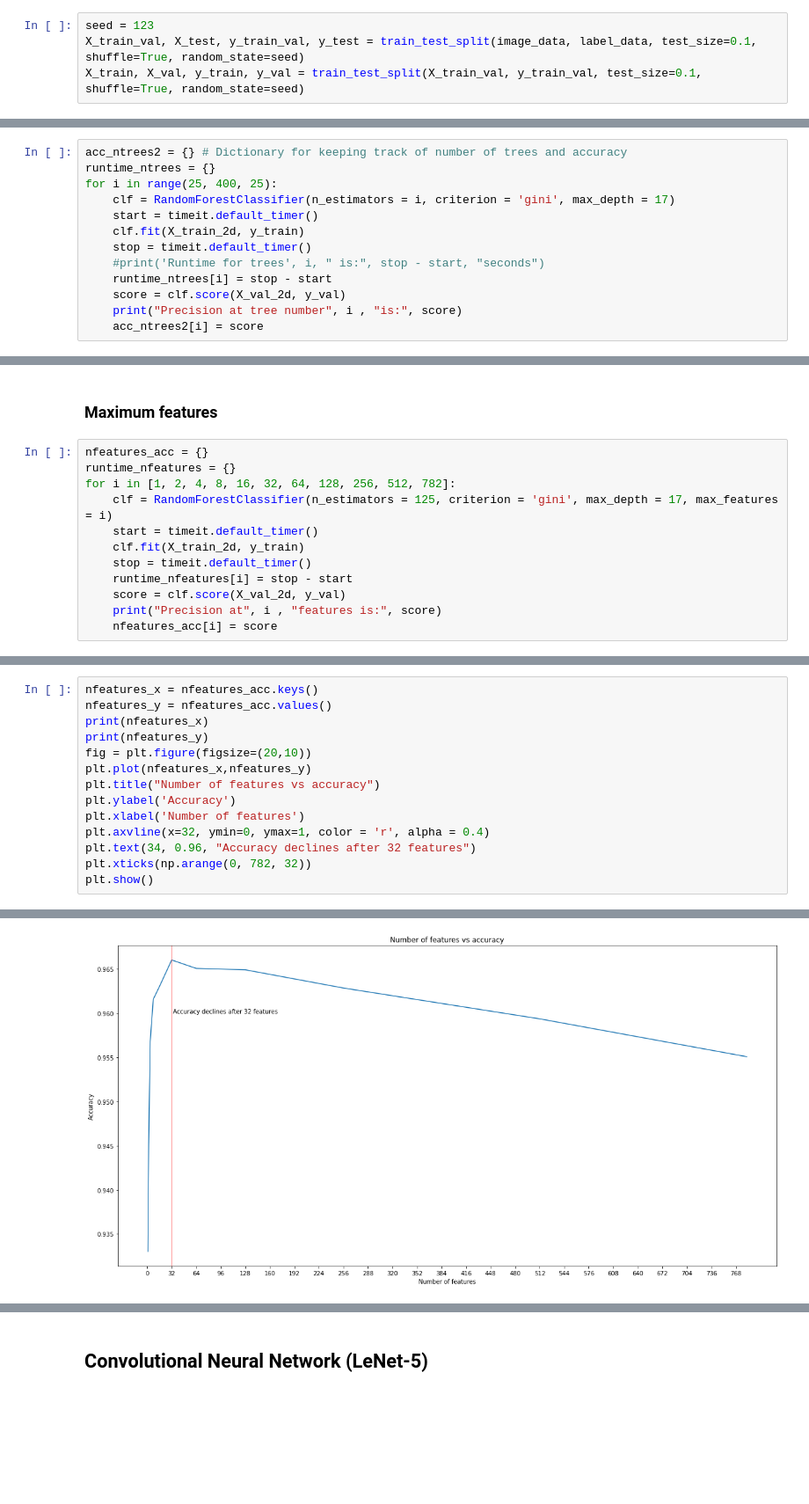
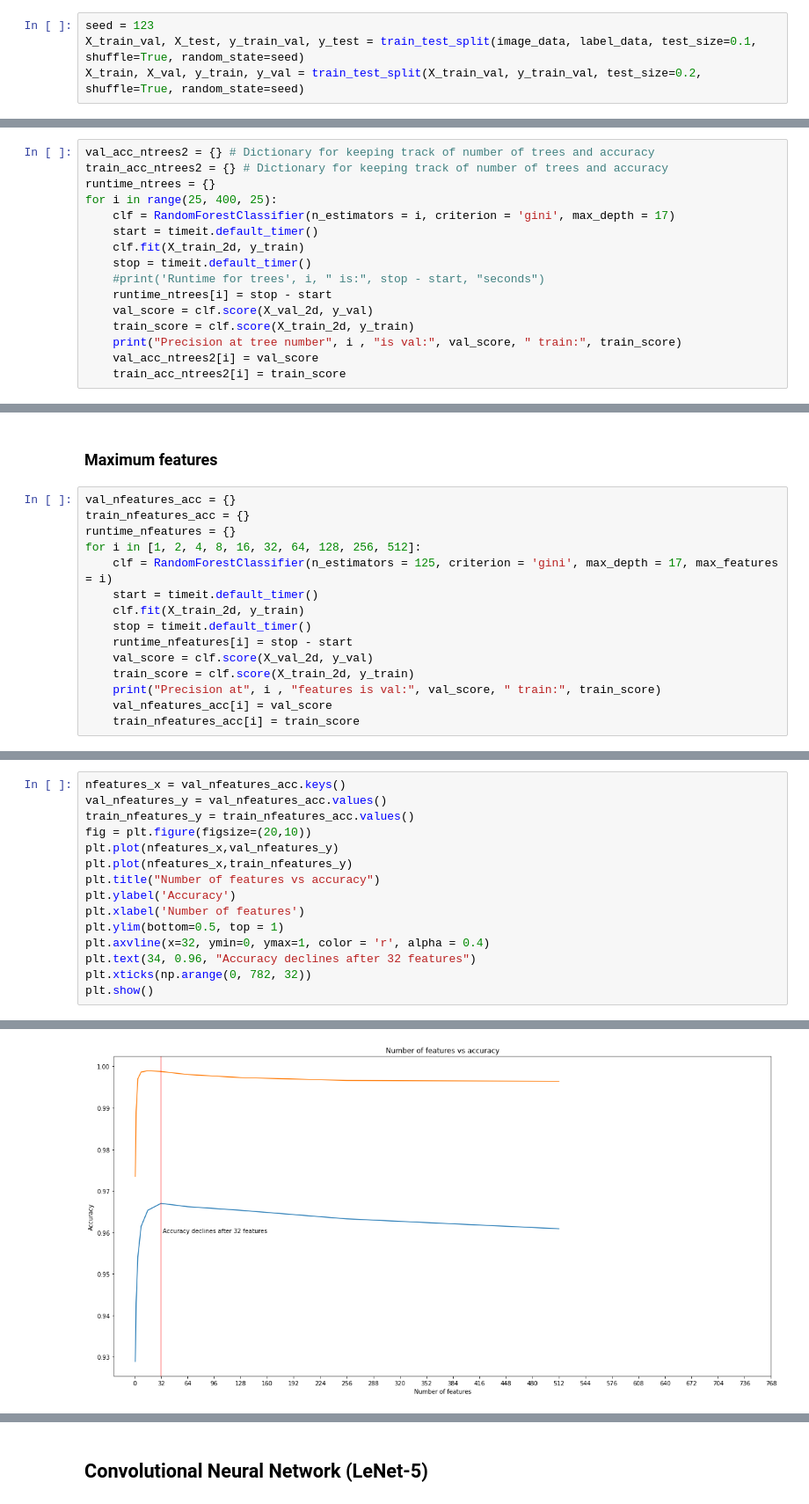
Before and after one commit to JohannaJo/INF264-project-3, a Jupyter notebook: Project 3.ipynb, the cells around one changed output, grey strips where cells are left out. Shown at 88% size. Saved outputs shown, nothing was run; the diff lists cells and outputs as text; blank space fills up the shorter version.

```diff
--- a/Project 3.ipynb
+++ b/Project 3.ipynb
@@ -102,7 +99,7 @@ All digits have about 10% of the data, so it does not seem like the dataset need
 # %%
 seed = 123
 X_train_val, X_test, y_train_val, y_test = train_test_split(image_data, label_data, test_size=0.1, shuffle=True, random_state=seed)
-X_train, X_val, y_train, y_val = train_test_split(X_train_val, y_train_val, test_size=0.1, shuffle=True, random_state=seed)
+X_train, X_val, y_train, y_val = train_test_split(X_train_val, y_train_val, test_size=0.2, shuffle=True, random_state=seed)
 # %%
 def reshape_3d_to_2d(data_3d):
     number_of_samples, x_dim, y_dim = data_3d.shape
@@ -267,5 +278,6 @@ NameError: name 'acc_ntrees' is not defined
 # %%
-acc_ntrees2 = {} # Dictionary for keeping track of number of trees and accuracy
+val_acc_ntrees2 = {} # Dictionary for keeping track of number of trees and accuracy
+train_acc_ntrees2 = {} # Dictionary for keeping track of number of trees and accuracy
 runtime_ntrees = {}
 for i in range(25, 400, 25):
     clf = RandomForestClassifier(n_estimators = i, criterion = 'gini', max_depth = 17)
@@ -274,7 +286,9 @@ for i in range(25, 400, 25):
     stop = timeit.default_timer()
     #print('Runtime for trees', i, " is:", stop - start, "seconds")
     runtime_ntrees[i] = stop - start
-    score = clf.score(X_val_2d, y_val)
-    print("Precision at tree number", i , "is:", score)
-    acc_ntrees2[i] = score
+    val_score = clf.score(X_val_2d, y_val)
+    train_score = clf.score(X_train_2d, y_train)
+    print("Precision at tree number", i , "is val:", val_score, " train:", train_score)
+    val_acc_ntrees2[i] = val_score
+    train_acc_ntrees2[i] = train_score
 # %% [output]
@@ -320,15 +332,18 @@ dict_values([8.941289900000356, 18.20976359999986, 28.45397039999989, 36.6147588
 # %% [markdown]
 ### Maximum features
 # %%
-nfeatures_acc = {}
+val_nfeatures_acc = {}
+train_nfeatures_acc = {}
 runtime_nfeatures = {}
-for i in [1, 2, 4, 8, 16, 32, 64, 128, 256, 512, 782]:
+for i in [1, 2, 4, 8, 16, 32, 64, 128, 256, 512]:
     clf = RandomForestClassifier(n_estimators = 125, criterion = 'gini', max_depth = 17, max_features = i)
     start = timeit.default_timer()
     clf.fit(X_train_2d, y_train)
     stop = timeit.default_timer()
     runtime_nfeatures[i] = stop - start
-    score = clf.score(X_val_2d, y_val)
-    print("Precision at", i , "features is:", score)
-    nfeatures_acc[i] = score
+    val_score = clf.score(X_val_2d, y_val)
+    train_score = clf.score(X_train_2d, y_train)
+    print("Precision at", i , "features is val:", val_score, " train:", train_score)
+    val_nfeatures_acc[i] = val_score
+    train_nfeatures_acc[i] = train_score
 # %% [output]
@@ -346,13 +360,14 @@ Precision at 782 features is: 0.9550793650793651
 # %%
-nfeatures_x = nfeatures_acc.keys()
-nfeatures_y = nfeatures_acc.values()
-print(nfeatures_x)
-print(nfeatures_y)
+nfeatures_x = val_nfeatures_acc.keys()
+val_nfeatures_y = val_nfeatures_acc.values()
+train_nfeatures_y = train_nfeatures_acc.values()
 fig = plt.figure(figsize=(20,10))
-plt.plot(nfeatures_x,nfeatures_y)
+plt.plot(nfeatures_x,val_nfeatures_y)
+plt.plot(nfeatures_x,train_nfeatures_y)
 plt.title("Number of features vs accuracy")
 plt.ylabel('Accuracy')
 plt.xlabel('Number of features')
+plt.ylim(bottom=0.5, top = 1)
 plt.axvline(x=32, ymin=0, ymax=1, color = 'r', alpha = 0.4)
 plt.text(34, 0.96, "Accuracy declines after 32 features")
 plt.xticks(np.arange(0, 782, 32))
@@ -363,4 +376,4 @@ dict_values([0.933015873015873, 0.9450793650793651, 0.9568253968253968, 0.961587
-[figure, old version]
+[figure, new version]
 # %%
 r_x = runtime_nfeatures.keys()
 r_y = runtime_nfeatures.values()
```
Also changed, not shown: parts of 23 cells of this notebook.
